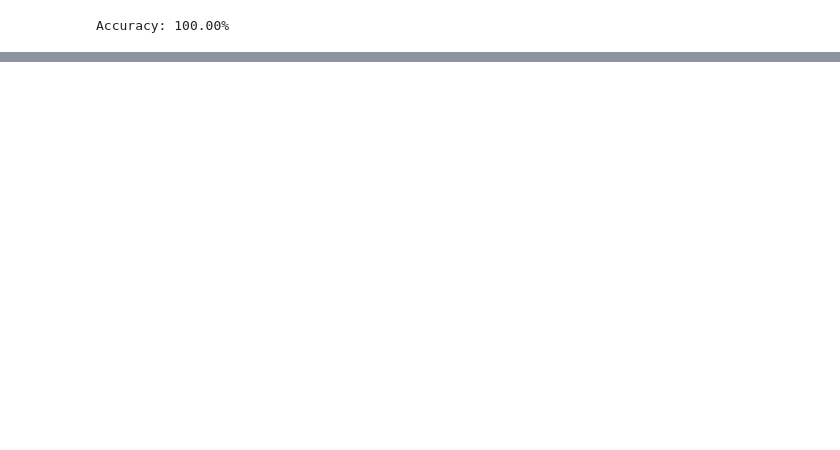
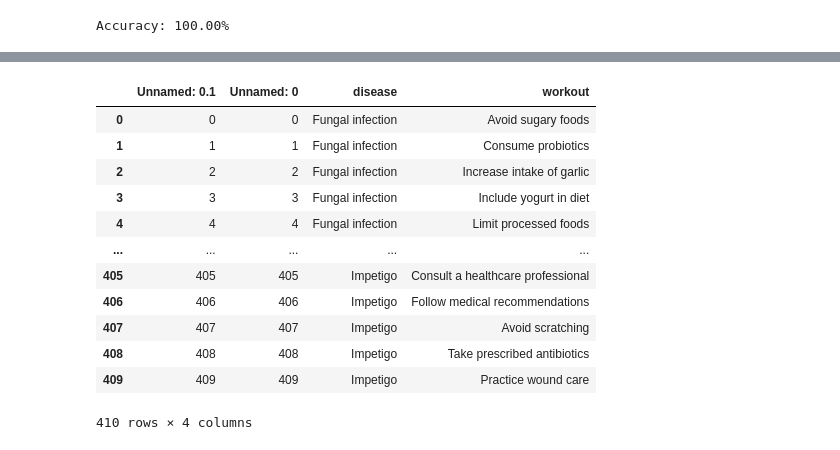
Before and after one commit to Muhammad-Ahtasham/DrugRecommender, a Jupyter notebook: Drug_Recommedation.ipynb, the cells around one changed output, grey strips where cells are left out. Cells and saved outputs as stored; diff of their text form; code cells hidden in the pictures; blank space fills up the shorter version.

Commit message:
added the datasets

```diff
--- a/Drug_Recommedation.ipynb
+++ b/Drug_Recommedation.ipynb
@@ -112,0 +133,17 @@ pickle.dump(svc,open('svc.pkl','wb'))
+# %%
+workout = pd.read_csv("Dataset/workout_df.csv")
+workout
+# %% [output]
+|  | Unnamed: 0.1 | Unnamed: 0 | disease | workout |
+| 0 | 0 | 0 | Fungal infection | Avoid sugary foods |
+| 1 | 1 | 1 | Fungal infection | Consume probiotics |
+| 2 | 2 | 2 | Fungal infection | Increase intake of garlic |
+| 3 | 3 | 3 | Fungal infection | Include yogurt in diet |
+| 4 | 4 | 4 | Fungal infection | Limit processed foods |
+| ... | ... | ... | ... | ... |
+| 405 | 405 | 405 | Impetigo | Consult a healthcare professional |
+| 406 | 406 | 406 | Impetigo | Follow medical recommendations |
+| 407 | 407 | 407 | Impetigo | Avoid scratching |
+| 408 | 408 | 408 | Impetigo | Take prescribed antibiotics |
+| 409 | 409 | 409 | Impetigo | Practice wound care |
+410 rows × 4 columns
```
Also changed, not shown: parts of 12 cells of this notebook, 7 other files.
